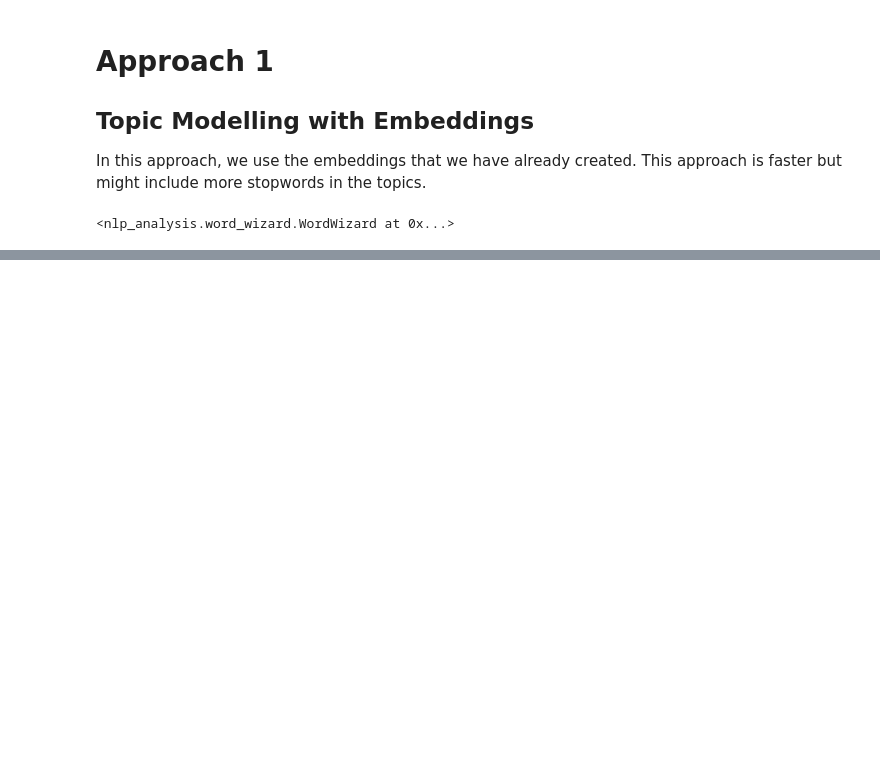
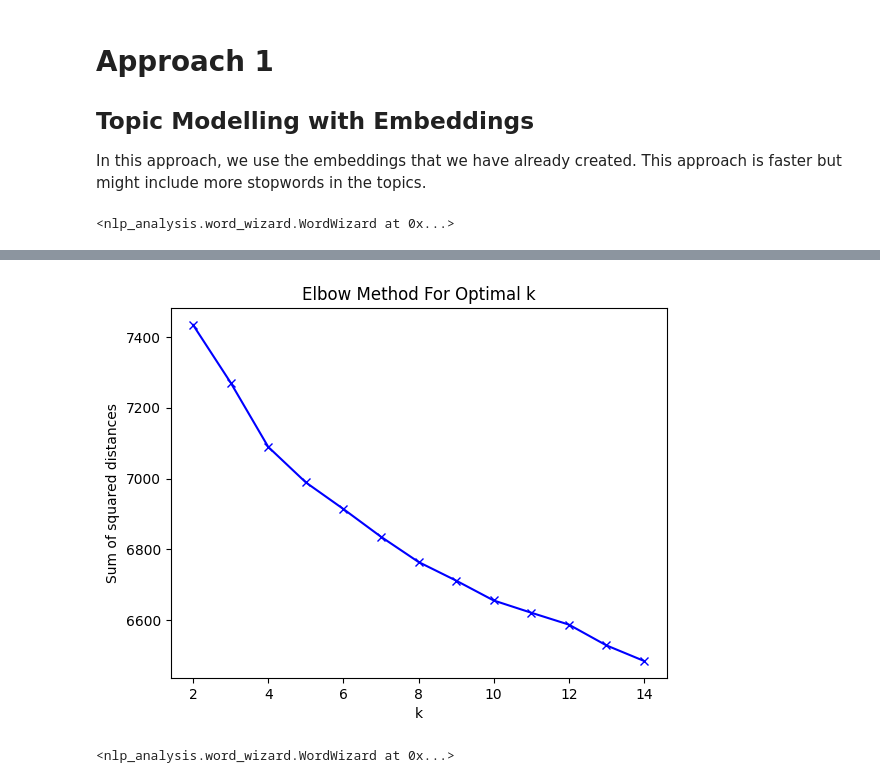
Before and after one commit to CAPSTONE-MIBA-G03/MIBA-2023-CAPSTONE-RB-NLP, a Jupyter notebook: topic_modelling.ipynb, the cells around one changed output, grey strips where cells are left out. Saved outputs shown, nothing was run; the diff lists cells and outputs as text; code cells hidden in the pictures; blank space fills up the shorter version.

```diff
--- a/topic_modelling.ipynb
+++ b/topic_modelling.ipynb
@@ -133,0 +135,5 @@ word_wizard.topic_model.visualize_barchart()
+# %%
+word_wizard.cluster_embeddings(column='paragraph', method='elbow')
+# %% [output]
+[figure, added]
+<nlp_analysis.word_wizard.WordWizard at 0x...>
```
Also changed, not shown: parts of 27 cells of this notebook, 1 other file.
